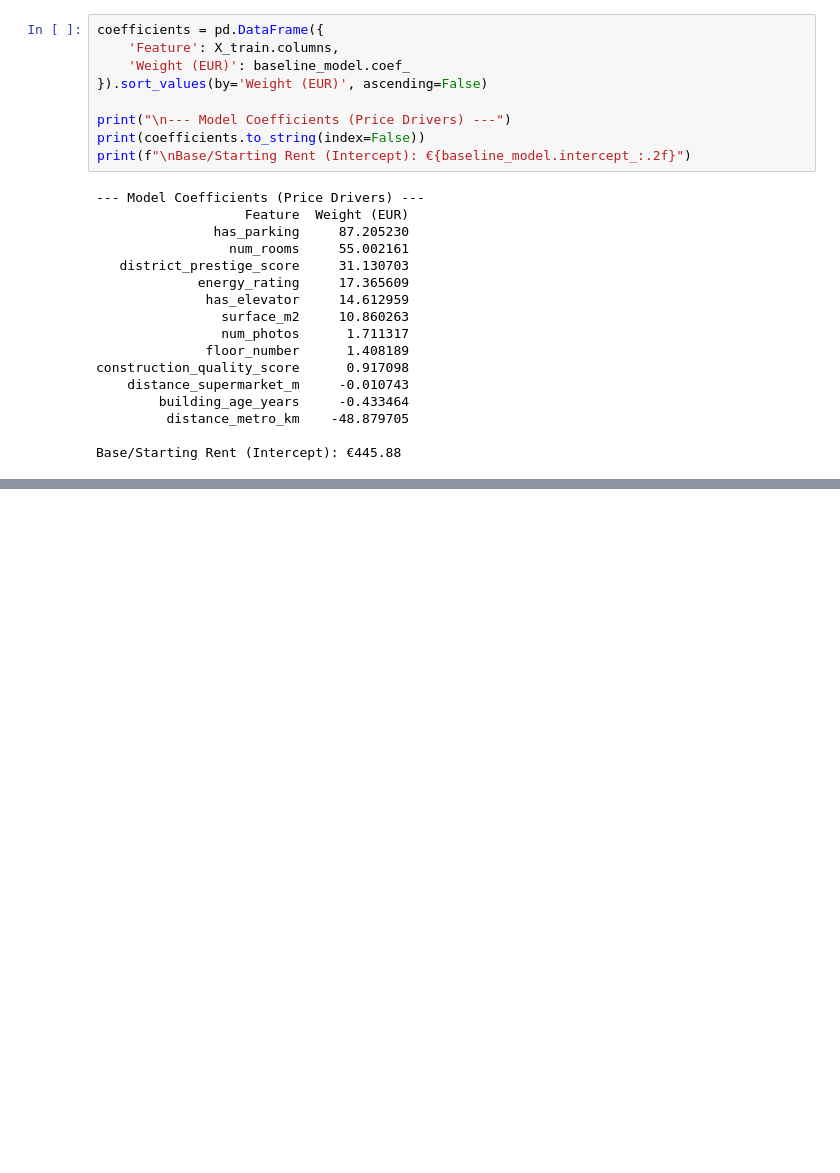
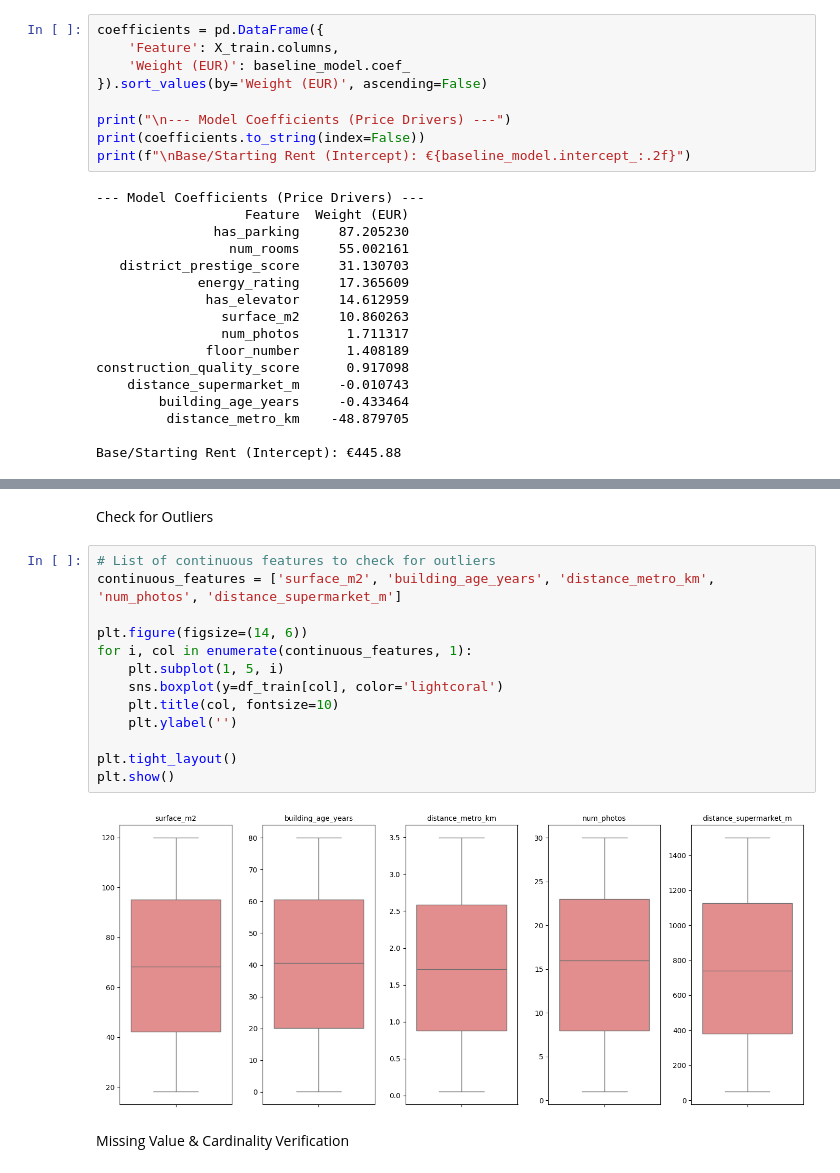
Before and after one commit to KSteponavicus/Urban-Rental-Pricing---Final-ML-Project, a Jupyter notebook: lucien.ipynb, the cells around one changed output, grey strips where cells are left out. Saved outputs shown, nothing was run; the diff lists cells and outputs as text; blank space fills up the shorter version.

```diff
--- a/lucien.ipynb
+++ b/lucien.ipynb
@@ -159,0 +187,19 @@ Base/Starting Rent (Intercept): €445.88
+# %% [markdown]
+Check for Outliers
+# %%
+# List of continuous features to check for outliers
+continuous_features = ['surface_m2', 'building_age_years', 'distance_metro_km', 'num_photos', 'distance_supermarket_m']
+
+plt.figure(figsize=(14, 6))
+for i, col in enumerate(continuous_features, 1):
+    plt.subplot(1, 5, i)
+    sns.boxplot(y=df_train[col], color='lightcoral')
+    plt.title(col, fontsize=10)
+    plt.ylabel('')
+
+plt.tight_layout()
+plt.show()
+# %% [output]
+[figure, added]
+# %% [markdown]
+Missing Value & Cardinality Verification
```
Also changed, not shown: parts of 3 cells of this notebook.
